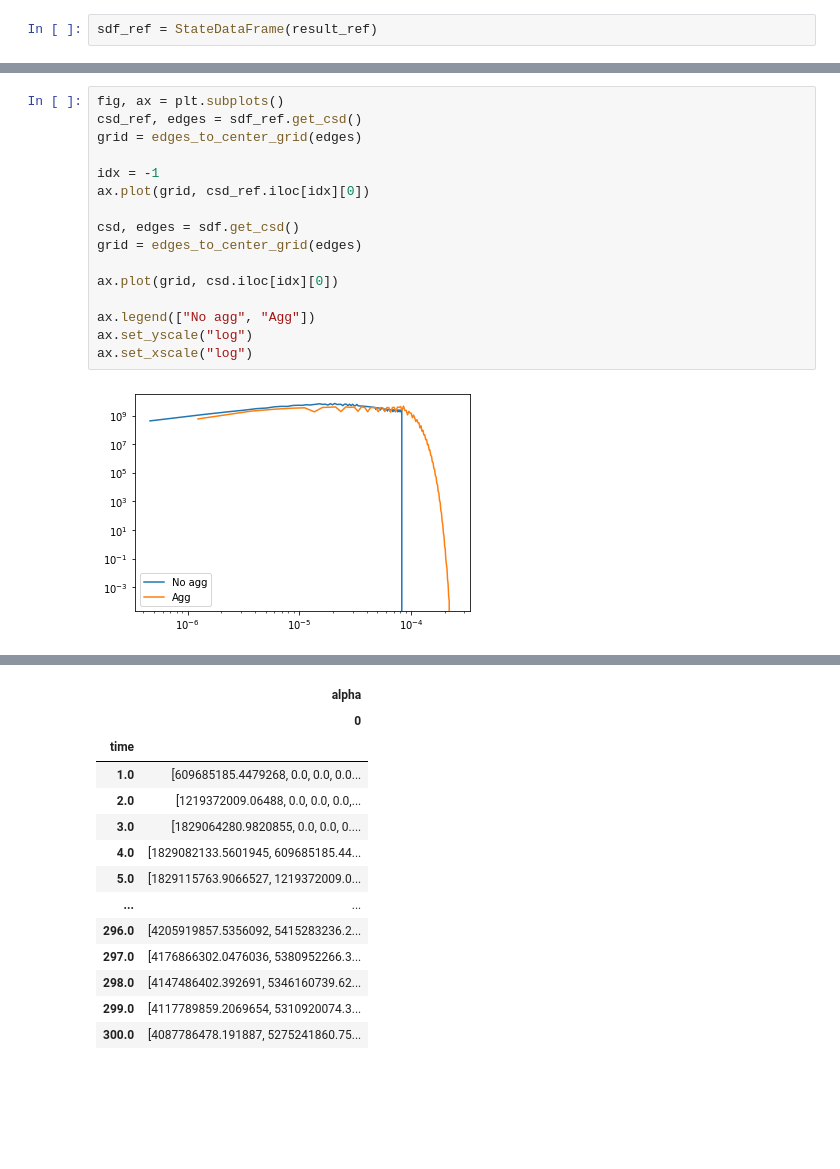
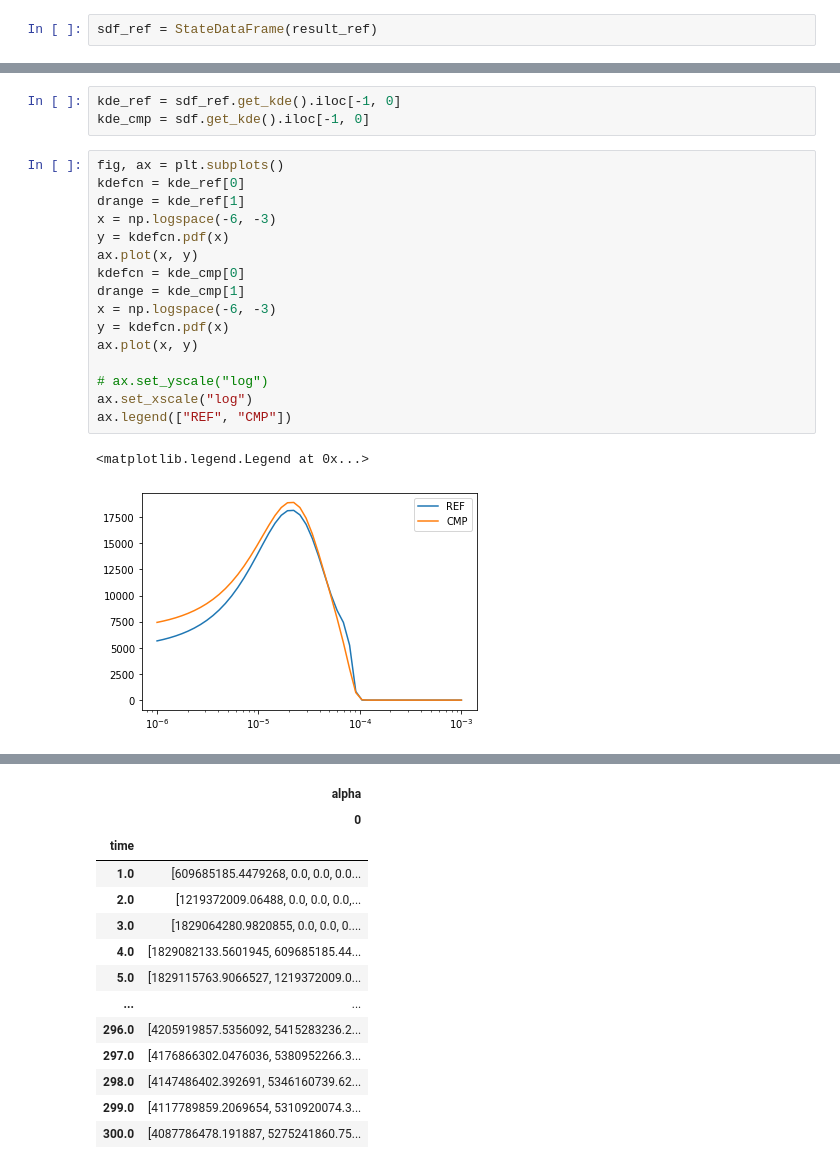
Before and after one commit to wuyuanyi135/crm, a Jupyter notebook: examples/agg_brk.ipynb, the cells around one changed output, grey strips where cells are left out. Cells and saved outputs as stored; diff of their text form; blank space fills up the shorter version.

```diff
--- a/examples/agg_brk.ipynb
+++ b/examples/agg_brk.ipynb
@@ -61,21 +62,25 @@ ax.legend(["No agg", "Agg"])
-# %%
-fig, ax = plt.subplots()
-csd_ref, edges = sdf_ref.get_csd()
-grid = edges_to_center_grid(edges)
-
-idx = -1
-ax.plot(grid, csd_ref.iloc[idx][0])
-
-csd, edges = sdf.get_csd()
-grid = edges_to_center_grid(edges)
-
-ax.plot(grid, csd.iloc[idx][0])
-
-ax.legend(["No agg", "Agg"])
-ax.set_yscale("log")
-ax.set_xscale("log")
-# %% [output]
-[figure, removed]
+# %%
+kde_ref = sdf_ref.get_kde().iloc[-1, 0]
+kde_cmp = sdf.get_kde().iloc[-1, 0]
+# %%
+fig, ax = plt.subplots()
+kdefcn = kde_ref[0]
+drange = kde_ref[1]
+x = np.logspace(-6, -3)
+y = kdefcn.pdf(x)
+ax.plot(x, y)
+kdefcn = kde_cmp[0]
+drange = kde_cmp[1]
+x = np.logspace(-6, -3)
+y = kdefcn.pdf(x)
+ax.plot(x, y)
+
+# ax.set_yscale("log")
+ax.set_xscale("log")
+ax.legend(["REF", "CMP"])
+# %% [output]
+<matplotlib.legend.Legend at 0x...>
+[figure, added]
 # %%
 fig, ax = plt.subplots()
 sdf_ref.quantiles.plot(ax=ax)
```
Also changed, not shown: parts of 8 cells of this notebook, 9 other files.
